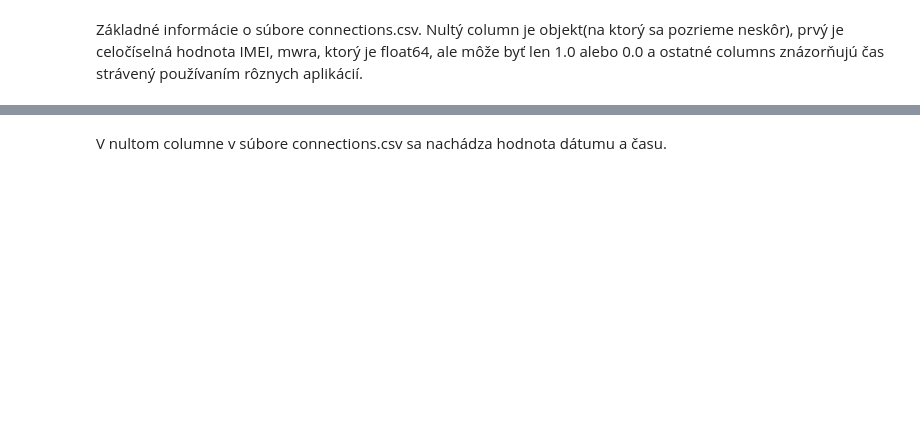
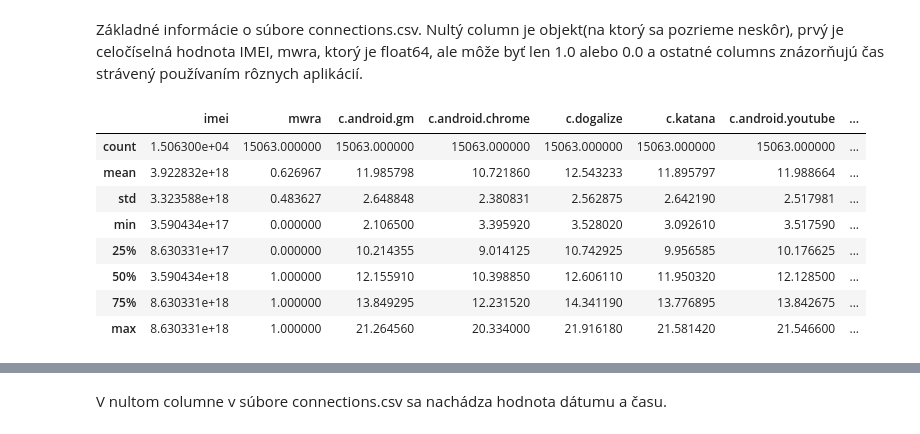
Before and after one commit to RikoAppDev/iau-course-assignments, a Jupyter notebook: zadanie.ipynb, the cells around one changed output, grey strips where cells are left out. Drawn from its saved outputs; the diff is of its cells as text; code cells hidden in the pictures; blank space fills up the shorter version.

```diff
--- a/zadanie.ipynb
+++ b/zadanie.ipynb
@@ -16,2 +83,14 @@ connections.info()
 # %% [markdown]
 Základné informácie o súbore connections.csv. Nultý column je objekt(na ktorý sa pozrieme neskôr), prvý je celočíselná hodnota IMEI, mwra, ktorý je float64, ale môže byť len 1.0 alebo 0.0 a ostatné columns znázorňujú čas strávený používaním rôznych aplikácií.
+# %%
+connections.describe()
+# %% [output]
+|  | imei | mwra | c.android.gm | c.android.chrome | c.dogalize | c.katana | c.android.youtube | ... |
+| count | 1.506300e+04 | 15063.000000 | 15063.000000 | 15063.000000 | 15063.000000 | 15063.000000 | 15063.000000 | ... |
+| mean | 3.922832e+18 | 0.626967 | 11.985798 | 10.721860 | 12.543233 | 11.895797 | 11.988664 | ... |
+| std | 3.323588e+18 | 0.483627 | 2.648848 | 2.380831 | 2.562875 | 2.642190 | 2.517981 | ... |
+| min | 3.590434e+17 | 0.000000 | 2.106500 | 3.395920 | 3.528020 | 3.092610 | 3.517590 | ... |
+| 25% | 8.630331e+17 | 0.000000 | 10.214355 | 9.014125 | 10.742925 | 9.956585 | 10.176625 | ... |
+| 50% | 3.590434e+18 | 1.000000 | 12.155910 | 10.398850 | 12.606110 | 11.950320 | 12.128500 | ... |
+| 75% | 8.630331e+18 | 1.000000 | 13.849295 | 12.231520 | 14.341190 | 13.776895 | 13.842675 | ... |
+| max | 8.630331e+18 | 1.000000 | 21.264560 | 20.334000 | 21.916180 | 21.581420 | 21.546600 | ... |
```
Also changed, not shown: parts of 23 cells of this notebook.
